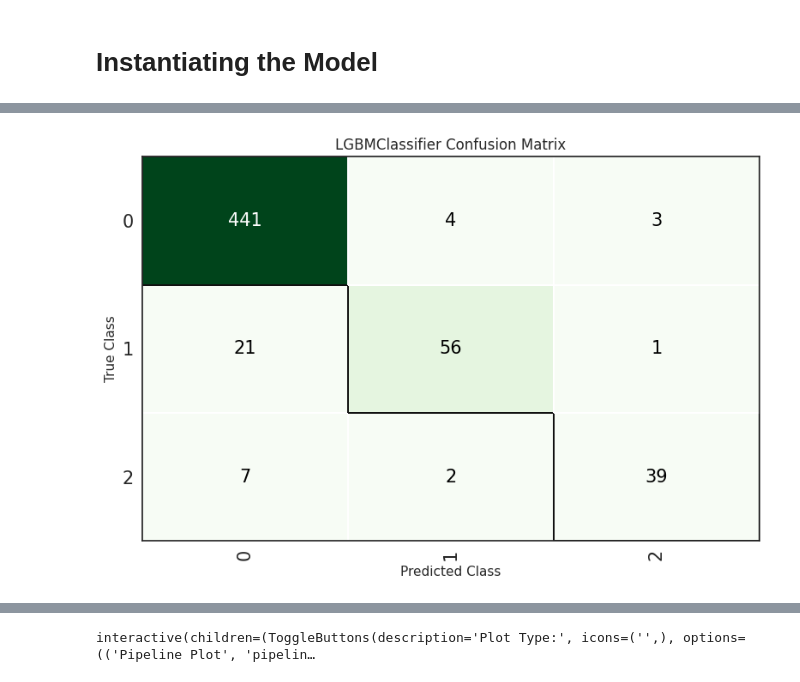
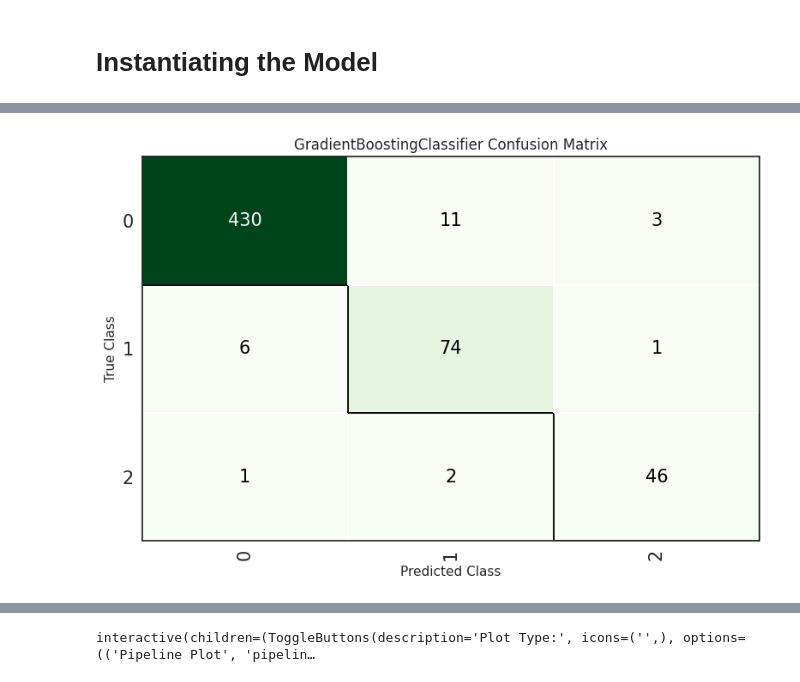
Before and after one commit to gabrielnd312/ClassificationAutoML_Fetal_Health, a Jupyter notebook: Fetal_Health_Classification_Auto_Machine_Learning.ipynb, the cells around one changed output, grey strips where cells are left out. Drawn from its saved outputs; the diff is of its cells as text; code cells hidden in the pictures.

```diff
--- a/Fetal_Health_Classification_Auto_Machine_Learning.ipynb
+++ b/Fetal_Health_Classification_Auto_Machine_Learning.ipynb
@@ -260,0 +347,2 @@ lgb = create_model("lightgbm")
+# %%
+gbc = create_model("gbc")
@@ -272,5 +386,5 @@ LGBMClassifier(boosting_type='gbdt', class_weight=None, colsample_bytree=1.0,
 # %%
-tuned_lgb = tune_model(lgb, optimize = "Accuracy")
+tuned_gbc = tune_model(gbc, optimize = "Accuracy")
 # %% [output]
 [interactive output not drawn]
 |  | Accuracy | AUC | Recall | Prec. | F1 | Kappa | MCC |
@@ -304,6 +428,6 @@ LGBMClassifier(boosting_type='gbdt', class_weight=None, colsample_bytree=1.0,
 # %%
-plot_model(tuned_lgb, plot = "confusion_matrix")
+plot_model(tuned_gbc, plot = "confusion_matrix")
 # %% [output]
 [interactive output not drawn]
-[figure, old version]
+[figure, new version]
 # %%
```
Also changed, not shown: parts of 43 cells of this notebook.
